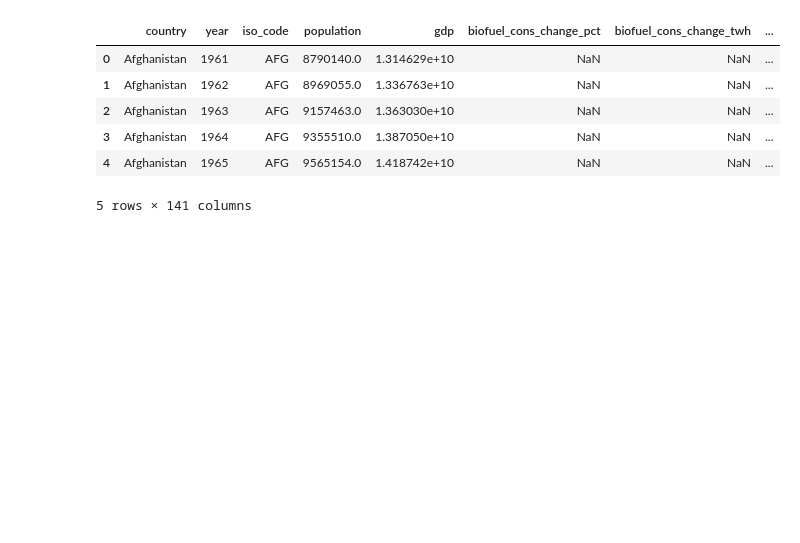
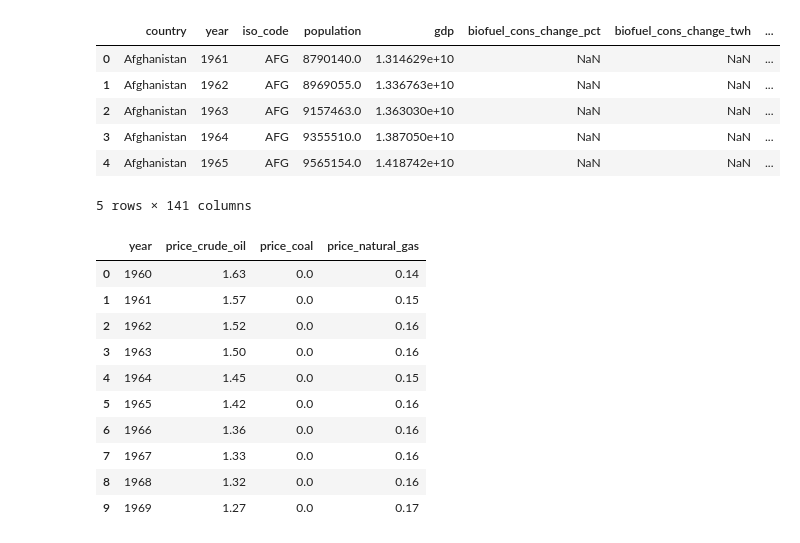
Before and after one commit to Obsywon/datawarehouse, a Jupyter notebook: transform_co2.ipynb, the cells around one changed output. Cells and saved outputs as stored; diff of their text form; code cells hidden in the pictures; blank space fills up the shorter version.

```diff
--- a/transform_co2.ipynb
+++ b/transform_co2.ipynb
@@ -528,3 +528,38 @@ tax.head(5)
 | 3 | Afghanistan | 1964 | AFG | 9355510.0 | 1.387050e+10 | NaN | NaN | ... |
 | 4 | Afghanistan | 1965 | AFG | 9565154.0 | 1.418742e+10 | NaN | NaN | ... |
 5 rows × 141 columns
+# %%
+# Charger le fichier CSV dans un DataFrame
+df_price = pd.read_csv('./assets/energy_prices.csv')
+
+# Définir les nouveaux noms de colonnes
+nouveaux_noms = {
+    'Crude Oil': 'price_crude_oil',
+    'Coal': 'price_coal',
+    'Natural Gas': 'price_natural_gas',
+    'Year': 'year'
+}
+
+# Renommer les colonnes
+df_price.rename(columns=nouveaux_noms, inplace=True)
+
+df_price = df_price.fillna(0)
+
+df_price['price_crude_oil'] = df_price['price_crude_oil'].astype(float)
+df_price['price_coal'] = df_price['price_coal'].astype(float)
+df_price['price_natural_gas'] = df_price['price_natural_gas'].astype(float)
+df_price['year'] = df_price['year'].astype(int)
+
+df_price.head(10)
+# %% [output]
+|  | year | price_crude_oil | price_coal | price_natural_gas |
+| 0 | 1960 | 1.63 | 0.0 | 0.14 |
+| 1 | 1961 | 1.57 | 0.0 | 0.15 |
+| 2 | 1962 | 1.52 | 0.0 | 0.16 |
+| 3 | 1963 | 1.50 | 0.0 | 0.16 |
+| 4 | 1964 | 1.45 | 0.0 | 0.15 |
+| 5 | 1965 | 1.42 | 0.0 | 0.16 |
+| 6 | 1966 | 1.36 | 0.0 | 0.16 |
+| 7 | 1967 | 1.33 | 0.0 | 0.16 |
+| 8 | 1968 | 1.32 | 0.0 | 0.16 |
+| 9 | 1969 | 1.27 | 0.0 | 0.17 |
```
Also changed, not shown: parts of 2 cells of this notebook, 4 other files.
